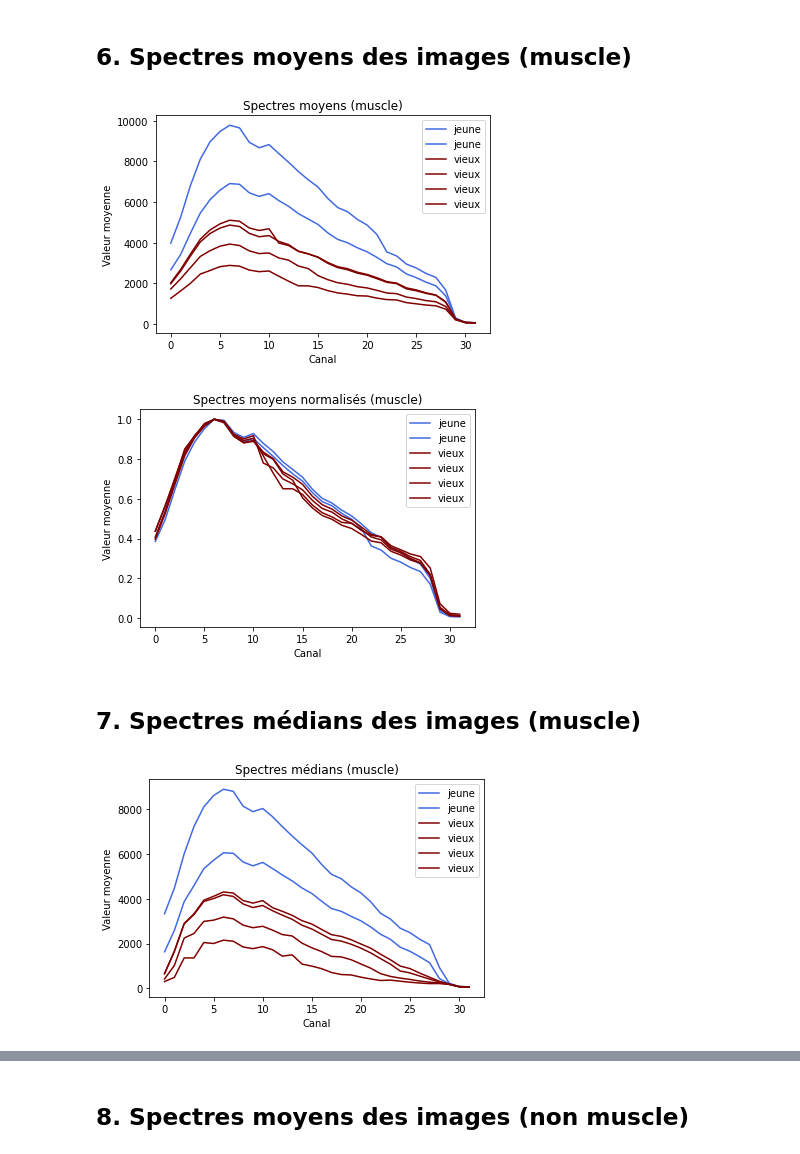
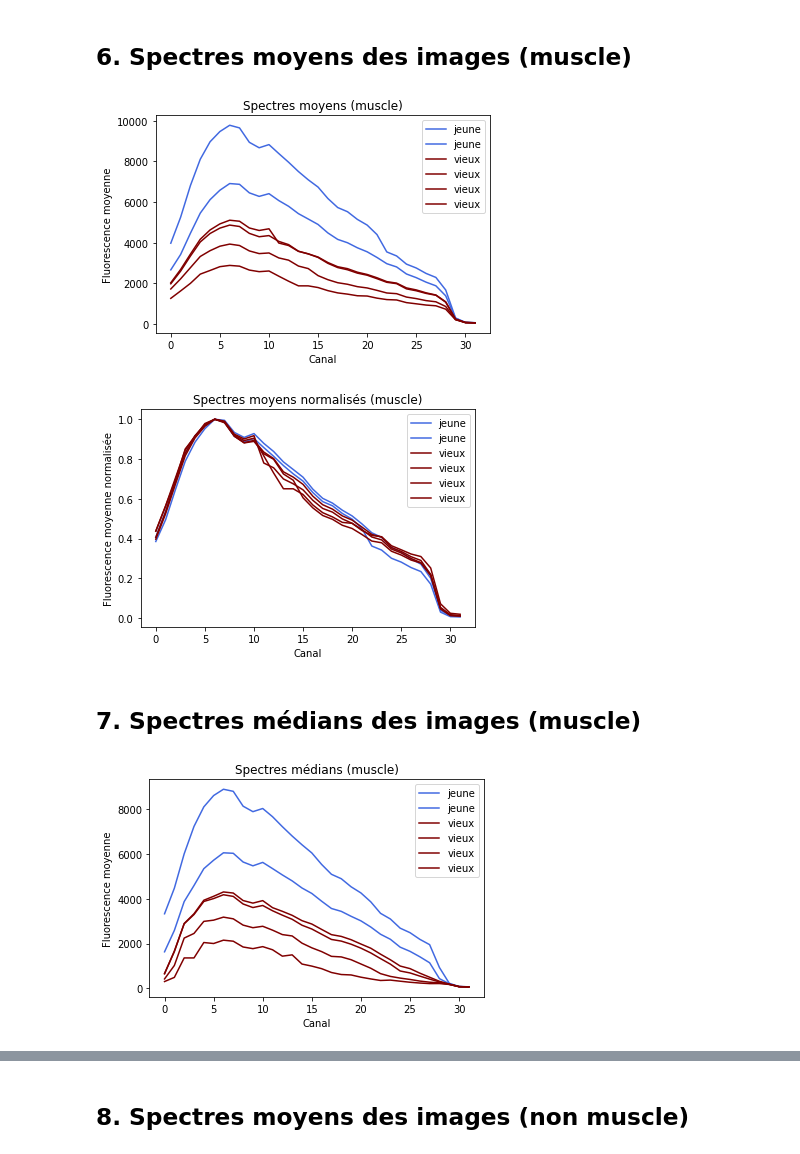
Before and after one commit to qdouzery/Hyperspectral-microscopy, a Jupyter notebook: Code/Microscopie-hyperspectrale_Notebook-V4.ipynb, the cells around one changed output, grey strips where cells are left out. Cells and saved outputs as stored; diff of their text form; code cells hidden in the pictures.

```diff
--- a/Microscopie_hyperspectrale_Notebook_V4.ipynb
+++ b/Code/Microscopie-hyperspectrale_Notebook-V4.ipynb
@@ -224,26 +224,26 @@ for i in range(np.shape(MeanS_J)[0]):
   plt.plot(MeanS_J[i], label="jeune", color='royalblue')
 for j in range(np.shape(MeanS_V)[0]):
   plt.plot(MeanS_V[j], label="vieux", color='maroon')
-plt.ylabel("Valeur moyenne")
+plt.ylabel("Fluorescence moyenne")
 plt.xlabel("Canal")
 plt.title("Spectres moyens (muscle)")
 plt.legend()
 plt.show()
 # %% [output]
-[figure, old version]
+[figure, new version]
 # %%
 plt.figure()
 for i in range(np.shape(MeanS_J)[0]):
   plt.plot(MeanS_J[i]/max(MeanS_J[i]), label="jeune", color='royalblue')
 for j in range(np.shape(MeanS_V)[0]):
   plt.plot(MeanS_V[j]/max(MeanS_V[j]), label="vieux", color='maroon')
-plt.ylabel("Valeur moyenne")
+plt.ylabel("Fluorescence moyenne normalisée")
 plt.xlabel("Canal")
 plt.title("Spectres moyens normalisés (muscle)")
 plt.legend()
 plt.show()
 # %% [output]
-[figure, old version]
+[figure, new version]
 # %% [markdown]
 ## 7. Spectres médians des images (muscle)
 # %%
@@ -271,13 +271,13 @@ for i in range(np.shape(MedianS_J)[0]):
   plt.plot(MedianS_J[i], label="jeune", color='royalblue')
 for j in range(np.shape(MedianS_V)[0]):
   plt.plot(MedianS_V[j], label="vieux", color='maroon')
-plt.ylabel("Valeur moyenne")
+plt.ylabel("Fluorescence moyenne")
 plt.xlabel("Canal")
 plt.title("Spectres médians (muscle)")
 plt.legend()
 plt.show()
 # %% [output]
-[figure, old version]
+[figure, new version]
 # %%
 plt.figure()
 for i in range(np.shape(MedianS_J)[0]):
```
Also changed, not shown: parts of 13 cells of this notebook, 1 other file.
